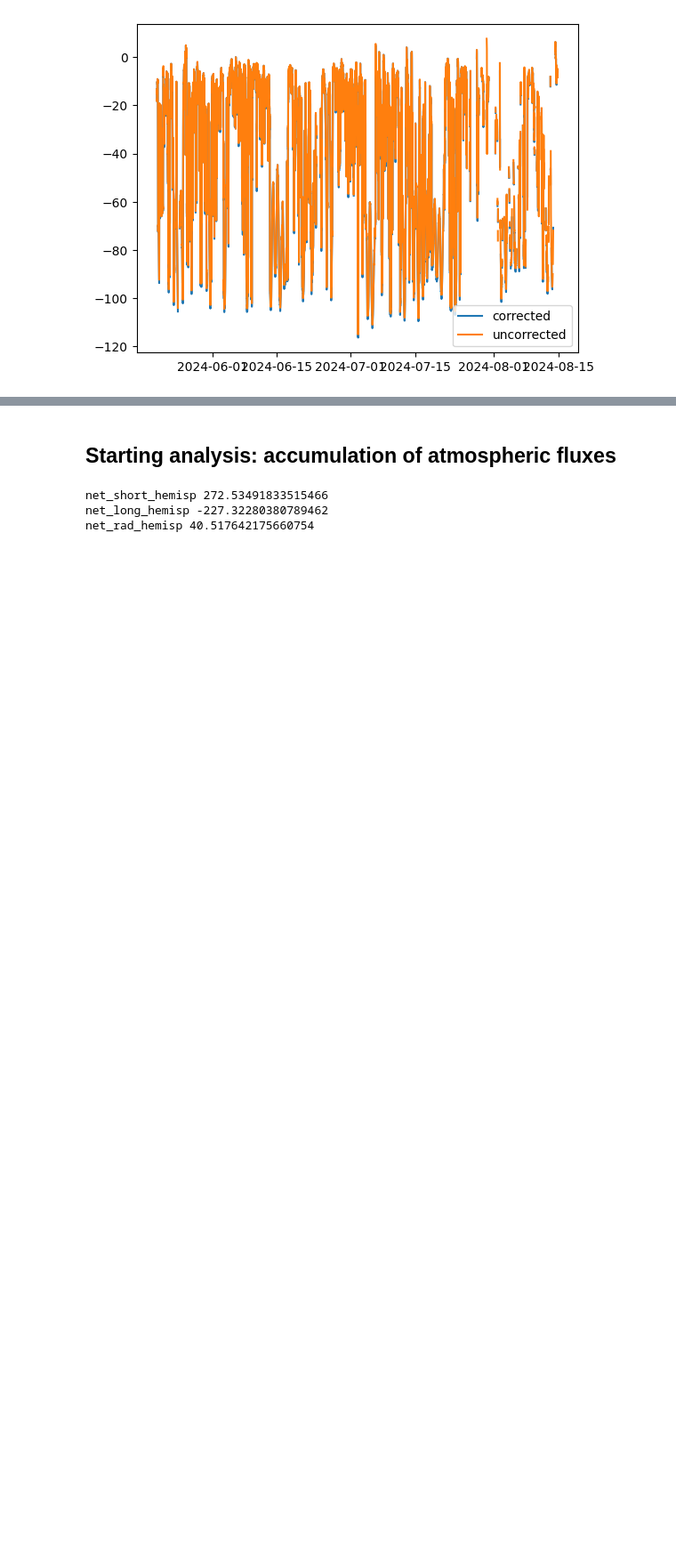
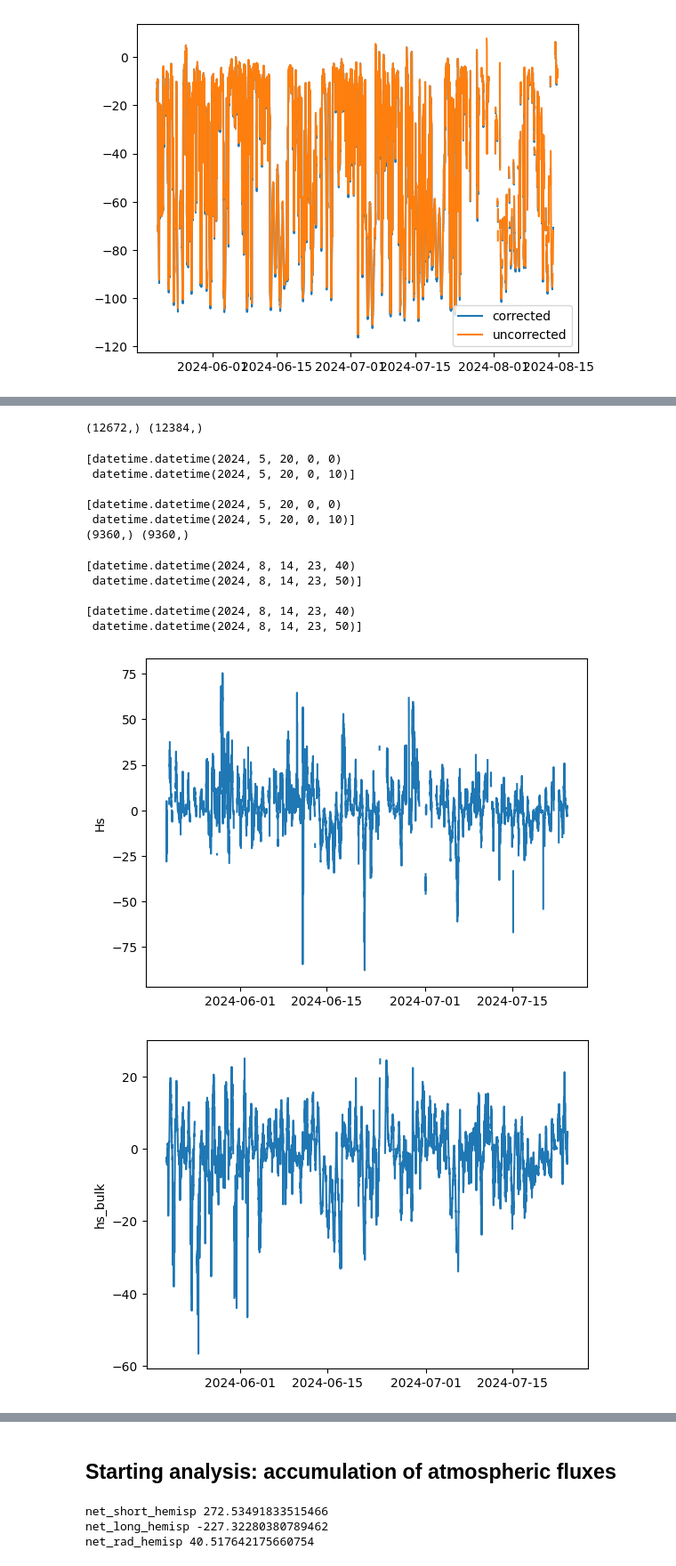
Before and after one commit to sledd/ICECAPS_raven, a Jupyter notebook: raven_accumulation_analysis.ipynb, the cells around one changed output, grey strips where cells are left out. Shown at 89% size. Saved outputs shown, nothing was run; the diff lists cells and outputs as text; code cells hidden in the pictures; blank space fills up the shorter version.

Commit message:
added first cut of turbulence data from Chris

```diff
--- a/raven_accumulation_analysis.ipynb
+++ b/raven_accumulation_analysis.ipynb
@@ -200,0 +128,56 @@ else:
+# %%
+def open_turbulence_csv():
+    df = pd.read_csv('/psd3data/arctic/sledd/turbulent_fluxes.csv')
+
+    turb_dic = {}
+    for var in df.columns:
+        turb_dic[var] = df[var].values
+
+
+    turb_dic['dates'] = np.array([dt(y,m,d,h,M) for y,m,d,h,M in zip(turb_dic['yyyy'],turb_dic['mm'],turb_dic['dd'],turb_dic['hh'],turb_dic['MM']) ])
+    return turb_dic
+# %%
+rough_turb_data = open_turbulence_csv()
+# asfs_data_lev2.update(rough_turb_data)
+# %%
+print(rough_turb_data['dates'].shape, asfs_data_lev2['dates'].shape)
+# %% [output]
+(12672,) (12384,)
+# %%
+# match turbulence time to SLEIGH time that is used
+matching_idx = np.where( (rough_turb_data['dates']>=asfs_data_lev2['dates'][0])&(rough_turb_data['dates']<dt(2024,7,24)))
+# %%
+for key in rough_turb_data:
+    rough_turb_data[key] = rough_turb_data[key][matching_idx]
+# %%
+print(rough_turb_data['dates'][:2])
+print()
+print(asfs_data_lev2['dates'][:2])
+print(rough_turb_data['dates'].shape, asfs_data_lev2['dates'][season_idx].shape)
+# %% [output]
+[datetime.datetime(2024, 5, 20, 0, 0)
+ datetime.datetime(2024, 5, 20, 0, 10)]
+
+[datetime.datetime(2024, 5, 20, 0, 0)
+ datetime.datetime(2024, 5, 20, 0, 10)]
+(9360,) (9360,)
+# %%
+print(rough_turb_data['dates'][-2:])
+print()
+print(asfs_data_lev2['dates'][-2:])
+# %% [output]
+[datetime.datetime(2024, 8, 14, 23, 40)
+ datetime.datetime(2024, 8, 14, 23, 50)]
+
+[datetime.datetime(2024, 8, 14, 23, 40)
+ datetime.datetime(2024, 8, 14, 23, 50)]
+# %%
+turb_vars = ['Hs','hs_bulk','hl_bulk','qc_flag_Hs']
+
+for varname in turb_vars:
+    plt.plot(rough_turb_data['dates'], rough_turb_data[varname])
+    plt.ylabel(varname)
+    plt.show()
+# %% [output]
+[figure, added]
+[figure, added]
```
Also changed, not shown: parts of 10 cells of this notebook.
